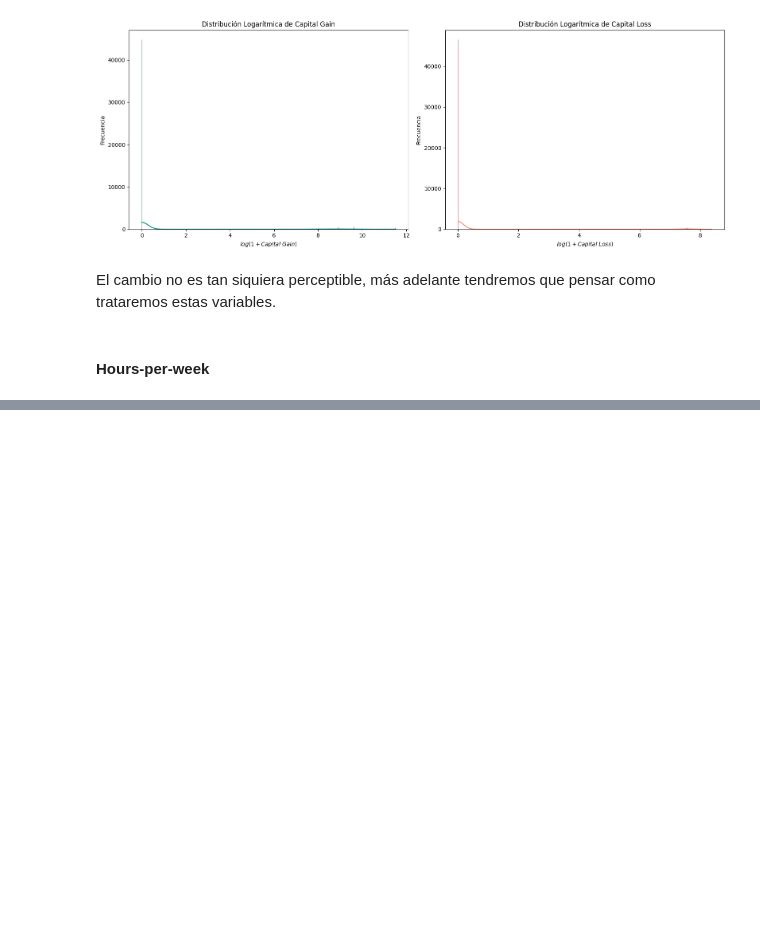
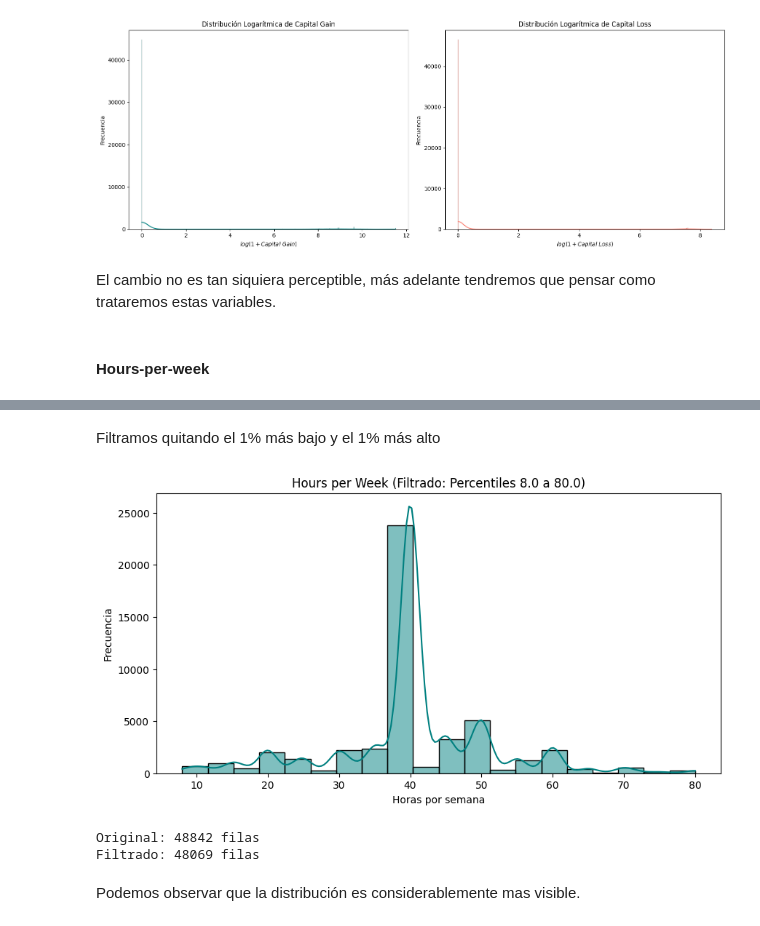
Before and after one commit to DaniSolaris/trabajo_obligatorio_david, a Jupyter notebook: src/EDA.ipynb, the cells around one changed output, grey strips where cells are left out. Drawn from its saved outputs; the diff is of its cells as text; code cells hidden in the pictures; blank space fills up the shorter version.

```diff
--- a/src/EDA.ipynb
+++ b/src/EDA.ipynb
@@ -189,0 +231,27 @@ El cambio no es tan siquiera perceptible, más adelante tendremos que pensar com
+# %% [markdown]
+Filtramos quitando el 1% más bajo y el 1% más alto
+# %%
+# 1. Calculamos los límites (Percentil 1 y Percentil 99)
+lower_limit = df_raw['hours-per-week'].quantile(0.01)
+upper_limit = df_raw['hours-per-week'].quantile(0.99)
+
+# 2. Filtramos el DataFrame
+df_filtered = df_raw[(df_raw['hours-per-week'] >= lower_limit) & (df_raw['hours-per-week'] <= upper_limit)]
+
+# 3. Visualizamos
+plt.figure(figsize=(10, 5))
+sns.histplot(df_filtered['hours-per-week'], kde=True, color='teal', bins=20)
+
+plt.title(f'Hours per Week (Filtrado: Percentiles {lower_limit} a {upper_limit})')
+plt.xlabel('Horas por semana')
+plt.ylabel('Frecuencia')
+plt.show()
+
+print(f"Original: {len(df_raw)} filas")
+print(f"Filtrado: {len(df_filtered)} filas")
+# %% [output]
+[figure, added]
+Original: 48842 filas
+Filtrado: 48069 filas
+# %% [markdown]
+Podemos observar que la distribución es considerablemente mas visible.
```
Also changed, not shown: parts of 3 cells of this notebook.
